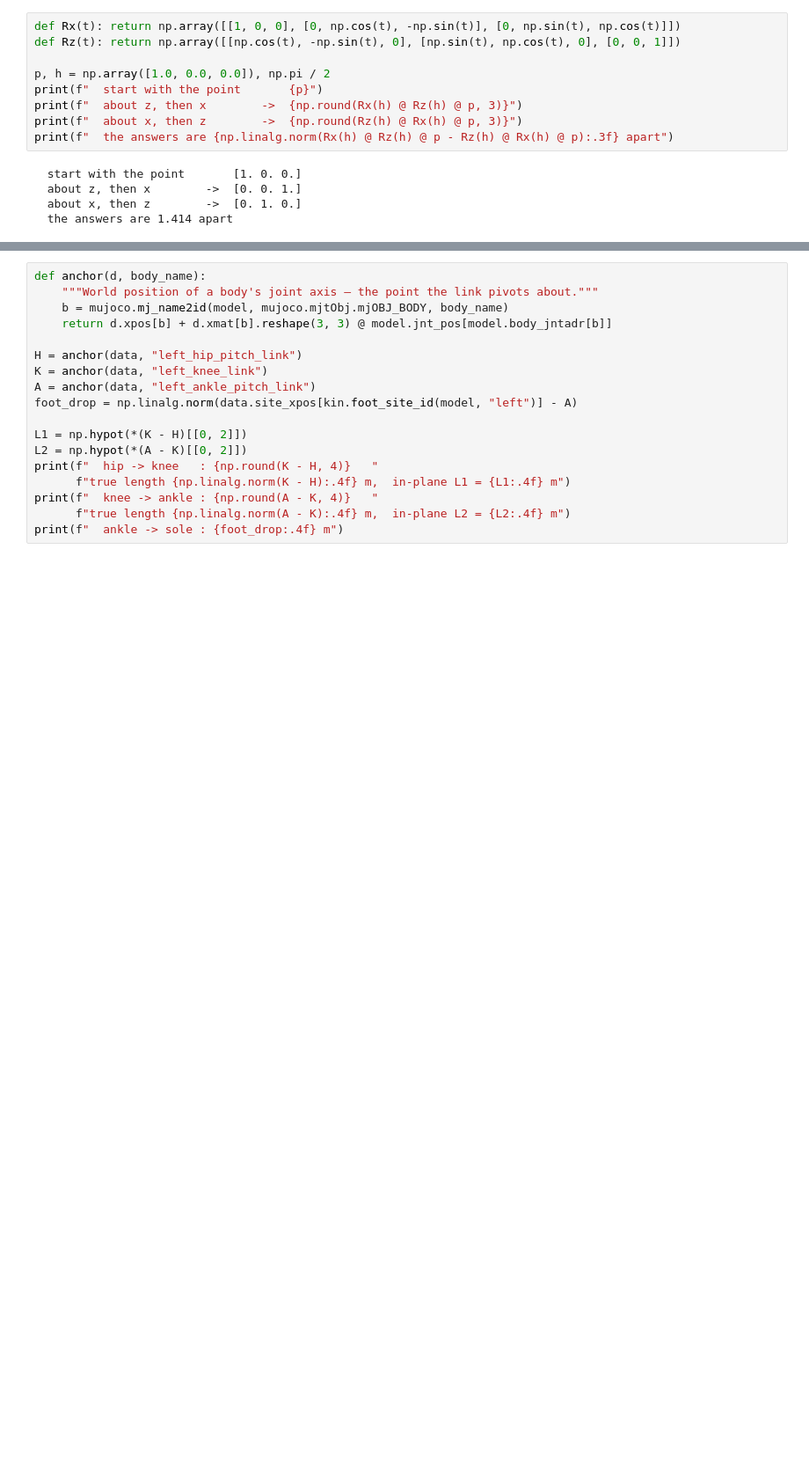
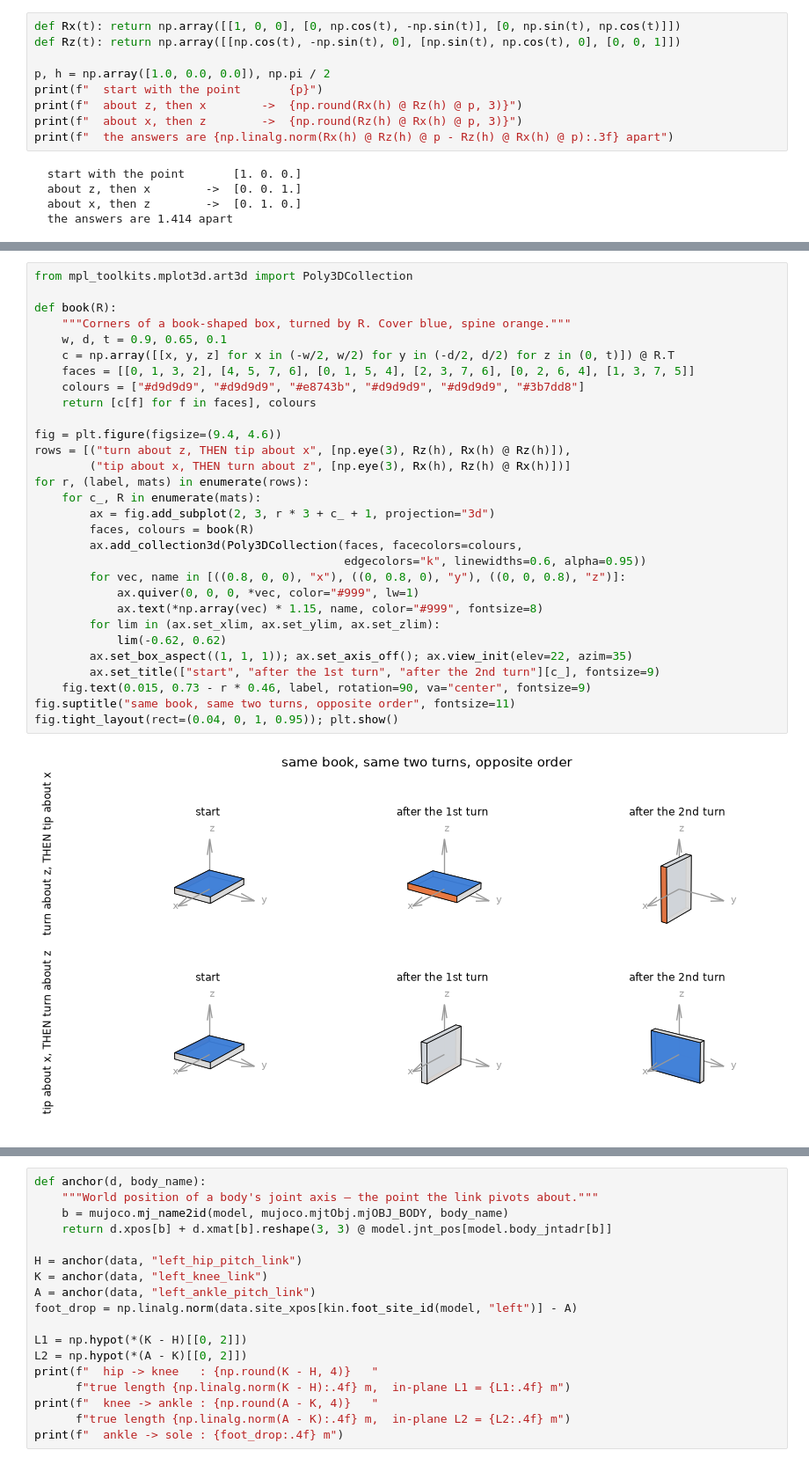
Before and after one commit to gnoejh/soc4180, a Jupyter notebook: weeks/w02-transforms/lab.ipynb, the cells around one changed output, grey strips where cells are left out. Shown at 88% size. Cells and saved outputs as stored; diff of their text form; blank space fills up the shorter version.

```diff
--- a/weeks/w02-transforms/lab.ipynb
+++ b/weeks/w02-transforms/lab.ipynb
@@ -201 +311,33 @@ print(f"  the answers are {np.linalg.norm(Rx(h) @ Rz(h) @ p - Rz(h) @ Rx(h) @ p)
+# %%
+from mpl_toolkits.mplot3d.art3d import Poly3DCollection
+
+def book(R):
+    """Corners of a book-shaped box, turned by R. Cover blue, spine orange."""
+    w, d, t = 0.9, 0.65, 0.1
+    c = np.array([[x, y, z] for x in (-w/2, w/2) for y in (-d/2, d/2) for z in (0, t)]) @ R.T
+    faces = [[0, 1, 3, 2], [4, 5, 7, 6], [0, 1, 5, 4], [2, 3, 7, 6], [0, 2, 6, 4], [1, 3, 7, 5]]
+    colours = ["#d9d9d9", "#d9d9d9", "#e8743b", "#d9d9d9", "#d9d9d9", "#3b7dd8"]
+    return [c[f] for f in faces], colours
+
+fig = plt.figure(figsize=(9.4, 4.6))
+rows = [("turn about z, THEN tip about x", [np.eye(3), Rz(h), Rx(h) @ Rz(h)]),
+        ("tip about x, THEN turn about z", [np.eye(3), Rx(h), Rz(h) @ Rx(h)])]
+for r, (label, mats) in enumerate(rows):
+    for c_, R in enumerate(mats):
+        ax = fig.add_subplot(2, 3, r * 3 + c_ + 1, projection="3d")
+        faces, colours = book(R)
+        ax.add_collection3d(Poly3DCollection(faces, facecolors=colours,
+                                             edgecolors="k", linewidths=0.6, alpha=0.95))
+        for vec, name in [((0.8, 0, 0), "x"), ((0, 0.8, 0), "y"), ((0, 0, 0.8), "z")]:
+            ax.quiver(0, 0, 0, *vec, color="#999", lw=1)
+            ax.text(*np.array(vec) * 1.15, name, color="#999", fontsize=8)
+        for lim in (ax.set_xlim, ax.set_ylim, ax.set_zlim):
+            lim(-0.62, 0.62)
+        ax.set_box_aspect((1, 1, 1)); ax.set_axis_off(); ax.view_init(elev=22, azim=35)
+        ax.set_title(["start", "after the 1st turn", "after the 2nd turn"][c_], fontsize=9)
+    fig.text(0.015, 0.73 - r * 0.46, label, rotation=90, va="center", fontsize=9)
+fig.suptitle("same book, same two turns, opposite order", fontsize=11)
+fig.tight_layout(rect=(0.04, 0, 1, 0.95)); plt.show()
+# %% [output]
+[figure, added]
 # %% [markdown]
```
Also changed, not shown: parts of 19 cells of this notebook, 3 other files.
